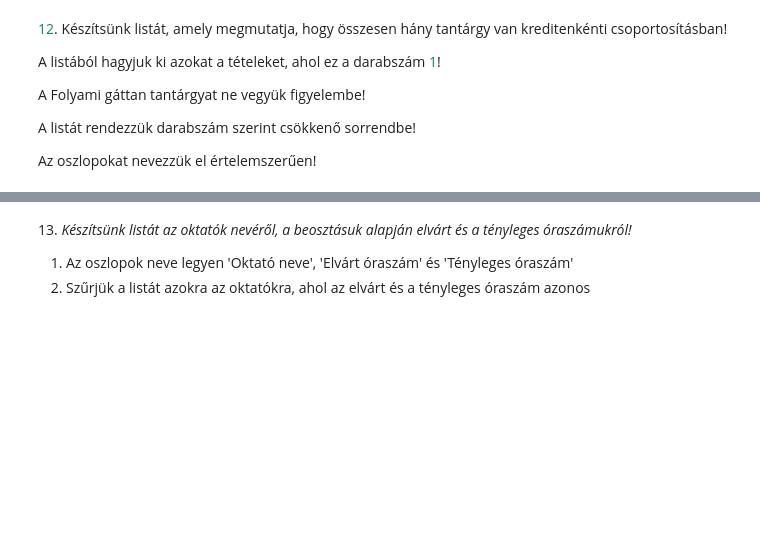
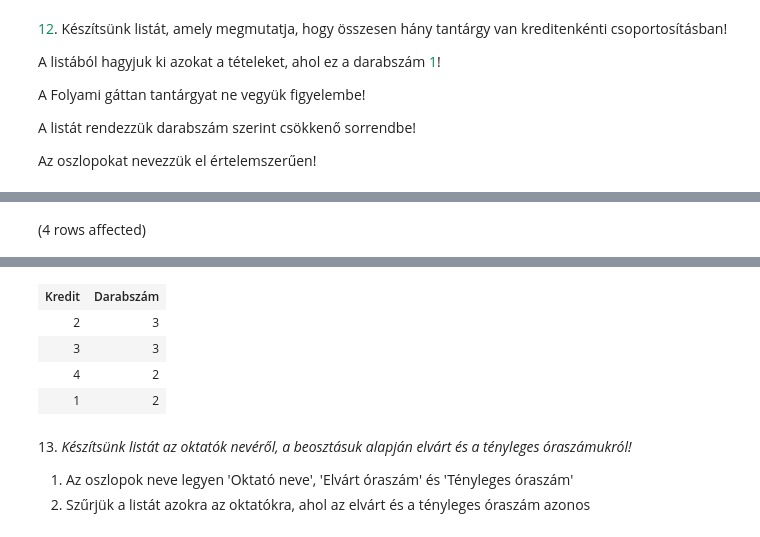
Before and after one commit to tmilan104/Adatbazis, a Jupyter notebook: gyakorlat03_feladatok.ipynb, the cells around one changed output, grey strips where cells are left out. Saved outputs shown, nothing was run; the diff lists cells and outputs as text; code cells hidden in the pictures; blank space fills up the shorter version.

```diff
--- a/gyakorlat03_feladatok.ipynb
+++ b/gyakorlat03_feladatok.ipynb
@@ -179,0 +189,9 @@ Total execution time: 00:00:00
+# %%
+SELECT Kredit, COUNT(Tkód) AS 'Darabszám'
+FROM Tantárgyak
+WHERE Tantárgynév != 'Folyami gáttan'
+GROUP BY Kredit
+HAVING COUNT(*) != 1
+ORDER BY COUNT(*) DESC
+# %% [output]
+(4 rows affected)
@@ -180,3 +199,8 @@ Total execution time: 00:00:00
+| Kredit | Darabszám |
+| 2 | 3 |
+| 3 | 3 |
+| 4 | 2 |
+| 1 | 2 |
 # %% [markdown]
 13. _Készítsünk listát az oktatók nevéről, a beosztásuk alapján elvárt és a tényleges óraszámukról!_
 
```
Also changed, not shown: parts of 6 cells of this notebook.
